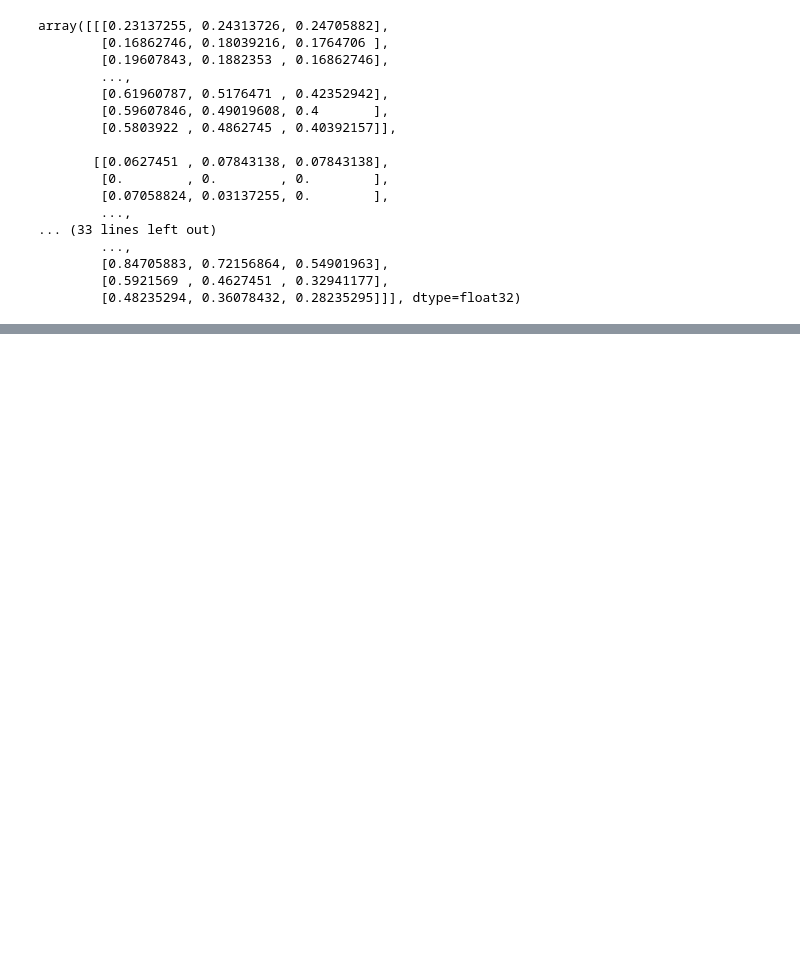
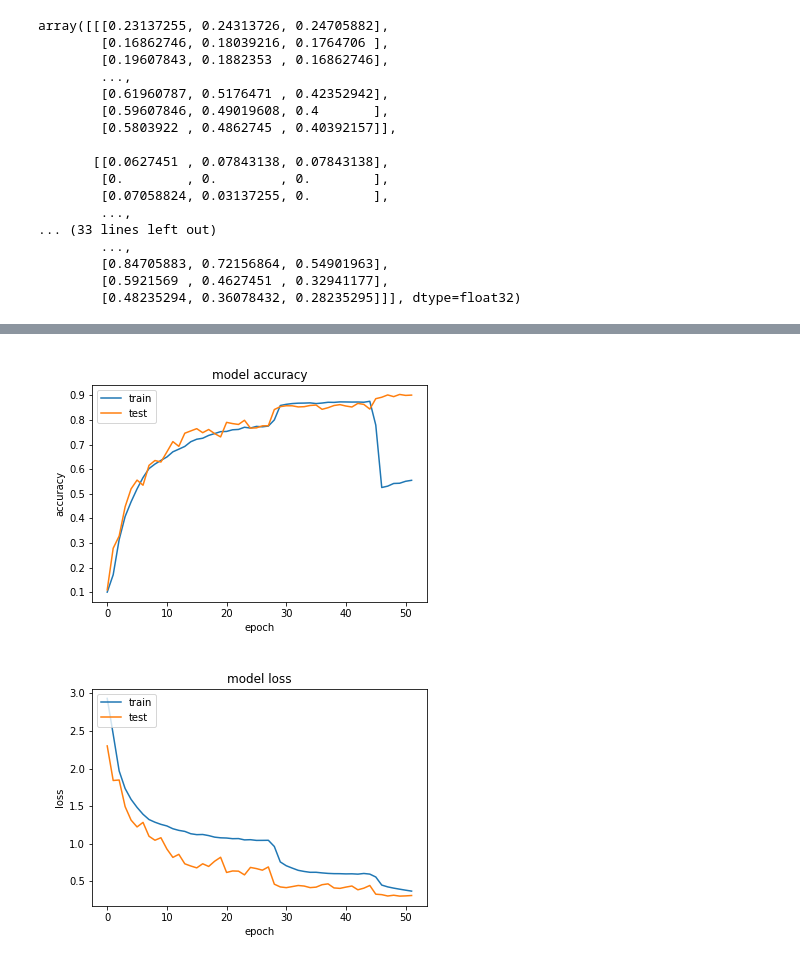
Before and after one commit to amitrege/NNCompress, a Jupyter notebook: Untitled.ipynb, the cells around one changed output, grey strips where cells are left out. Drawn from its saved outputs; the diff is of its cells as text; code cells hidden in the pictures; blank space fills up the shorter version.

```diff
--- a/Untitled.ipynb
+++ b/Untitled.ipynb
@@ -563,0 +637,18 @@ array([[[0.23137255, 0.24313726, 0.24705882],
+# %%
+# Load model and draw plots
+path = "gdrive/My Drive/"
+file_name = "res-net-28-2-1hr-dropout-IS-superRes8x8"
+model = load_model(path + file_name + ".h5", custom_objects = {'LayerNormalization' : LayerNormalization})
+
+# Display Saved plots
+listOfImageNames = [path + file_name + "-acc.png",
+                    path + file_name + "-loss.png"]
+
+for imageName in listOfImageNames:
+    display(Image(filename=imageName))
+
+# Load history
+history = np.load(path + file_name + "-history.npy")
+# %% [output]
+[figure, added]
+[figure, added]
```
Also changed, not shown: parts of 7 cells of this notebook.
